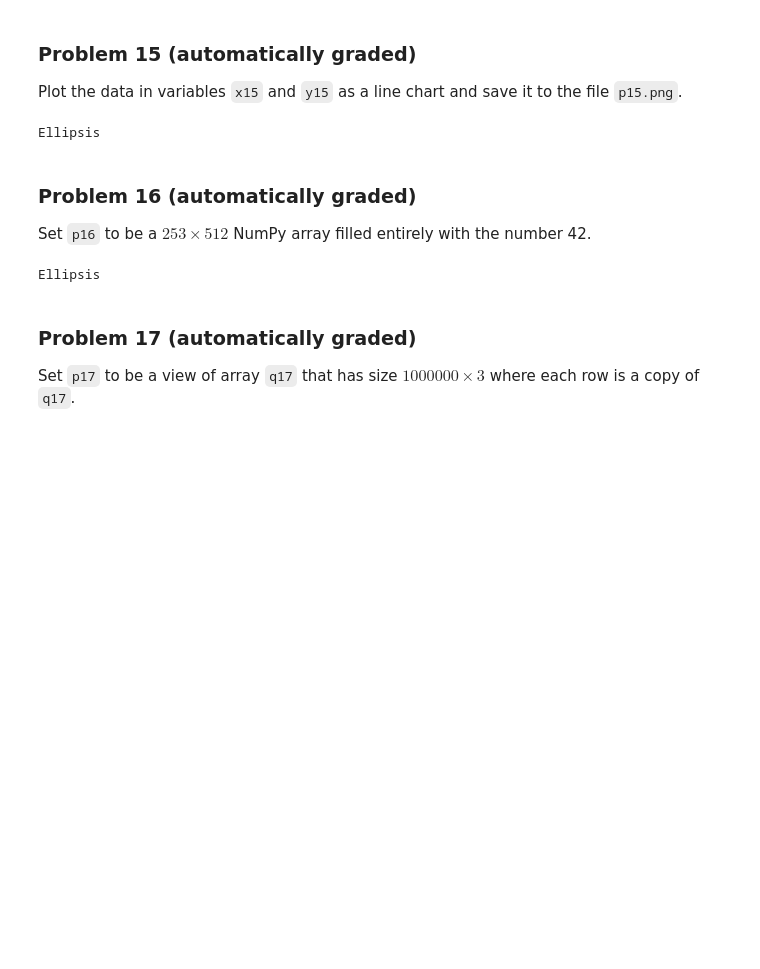
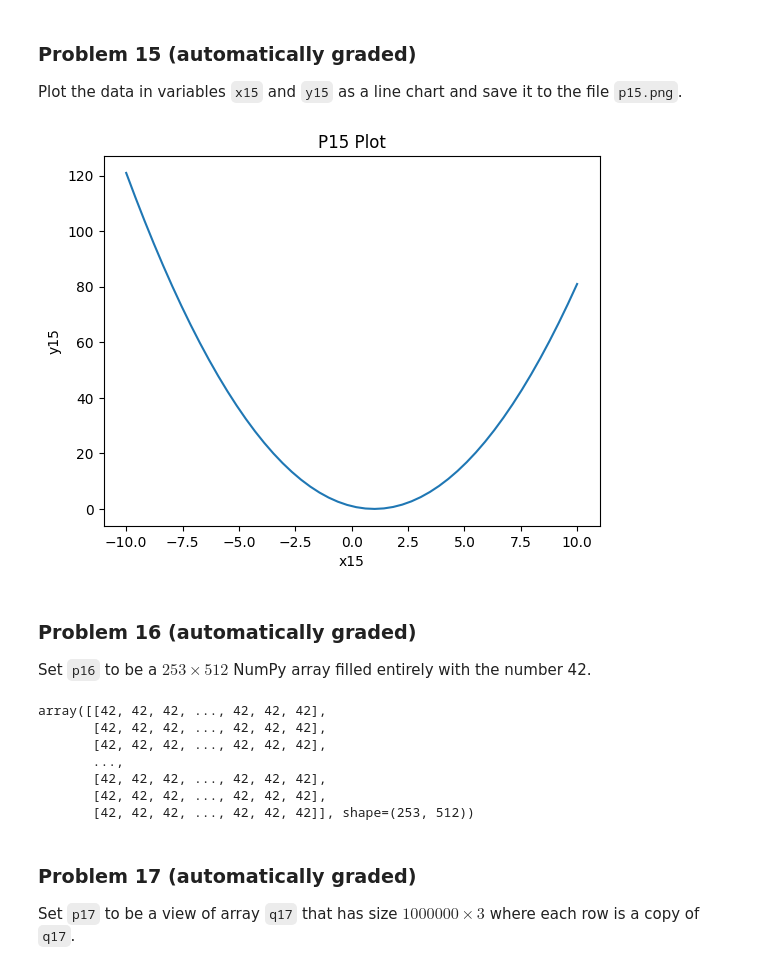
Before and after one commit to mmorebugit/dx602-homework-10, a Jupyter notebook: homework.ipynb, the cells around one changed output. Drawn from its saved outputs; the diff is of its cells as text; code cells hidden in the pictures; blank space fills up the shorter version.

```diff
--- a/homework.ipynb
+++ b/homework.ipynb
@@ -320,12 +341,17 @@ Plot the data in variables `x15` and `y15` as a line chart and save it to the fi
 
 x15 = np.linspace(-10, 10)
 y15 = x15 ** 2 - 2 * x15 + 1
-# %%
-# YOUR CHANGES HERE
-
-...
-# %% [output]
-Ellipsis
+# %%
+# YOUR CHANGES HERE
+
+plt.plot(x15,y15)
+plt.xlabel('x15')
+plt.ylabel('y15')
+plt.title("P15 Plot")
+
+plt.savefig('p15_plot.png')
+# %% [output]
+[figure, added]
 # %% [markdown]
 ### Problem 16 (automatically graded)
 
@@ -333,9 +359,16 @@ Set `p16` to be a $253 \times 512$ NumPy array filled entirely with the number 4
 # %%
 # YOUR CHANGES HERE
 
-...
+p16 = np.full((253,512),42)
+p16
 # %% [output]
-Ellipsis
+array([[42, 42, 42, ..., 42, 42, 42],
+       [42, 42, 42, ..., 42, 42, 42],
+       [42, 42, 42, ..., 42, 42, 42],
+       ...,
+       [42, 42, 42, ..., 42, 42, 42],
+       [42, 42, 42, ..., 42, 42, 42],
+       [42, 42, 42, ..., 42, 42, 42]], shape=(253, 512))
 # %% [markdown]
 ### Problem 17 (automatically graded)
 
```
Also changed, not shown: parts of 13 cells of this notebook, 1 other file.
